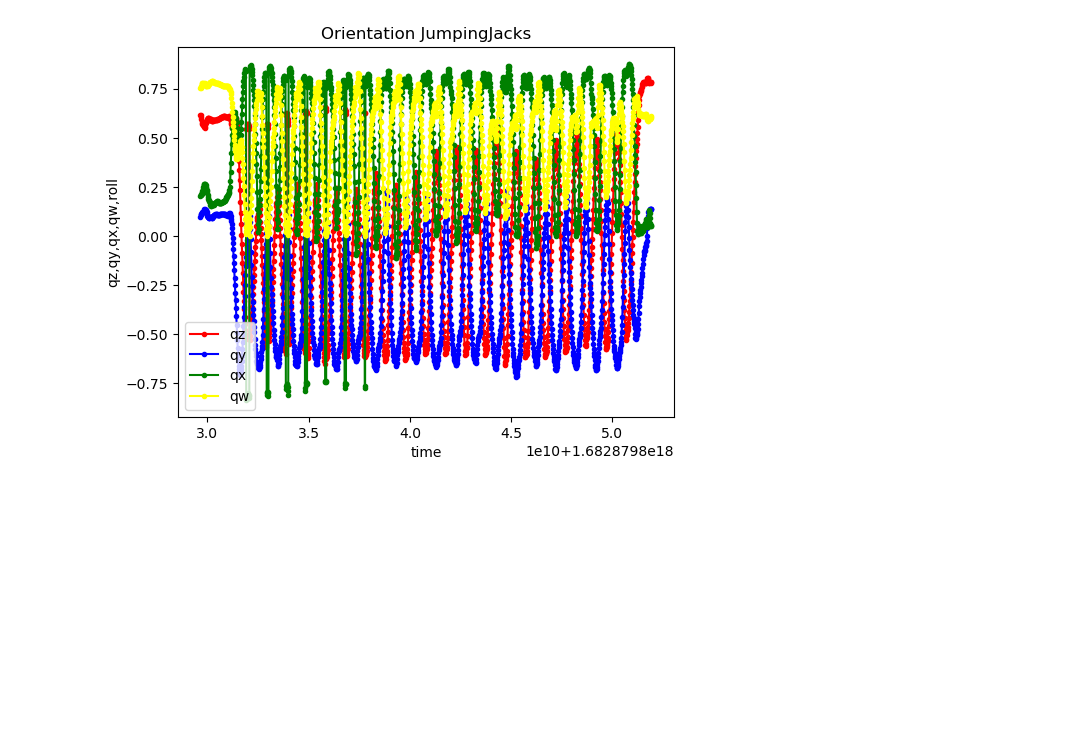
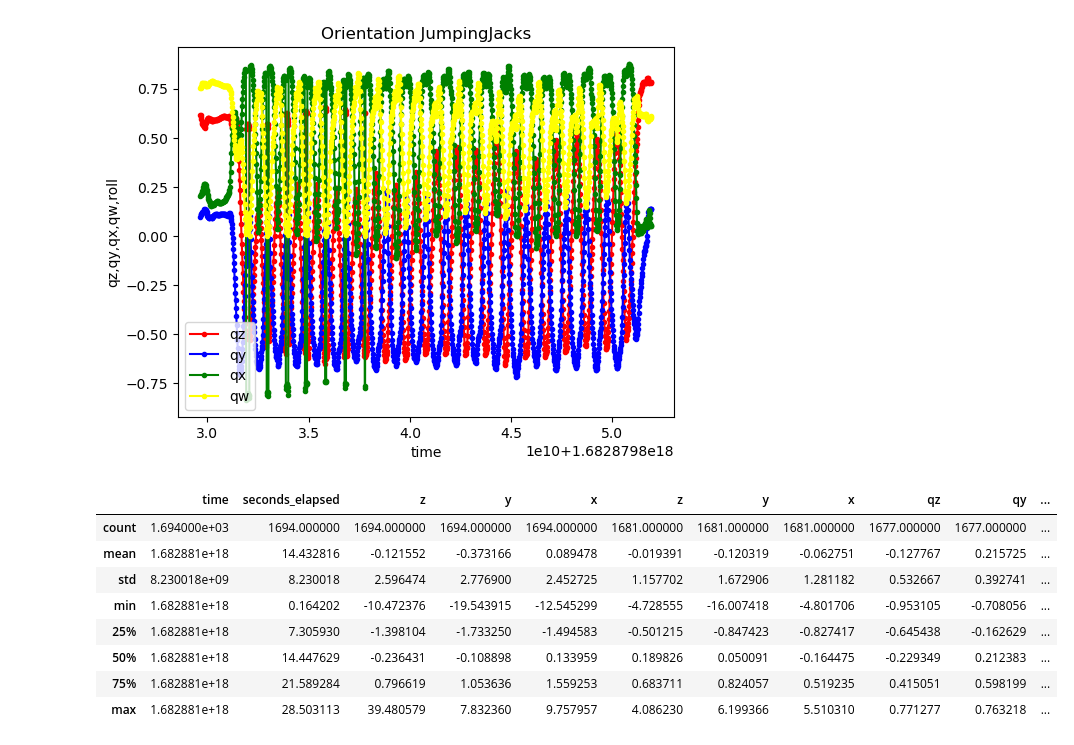
Before and after one commit to Wipfla/ML4B_App, a Jupyter notebook: ML_Marvin.ipynb, the cells around one changed output. Saved outputs shown, nothing was run; the diff lists cells and outputs as text; code cells hidden in the pictures; blank space fills up the shorter version.

```diff
--- a/ML_Marvin.ipynb
+++ b/ML_Marvin.ipynb
@@ -118,6 +118,18 @@ plotDataOri(df_JJ_Ori, 'Orientation JumpingJacks')
 df_walk_Gyr.drop(['time','seconds_elapsed'], axis=1, inplace=True)
 df_walk_Ori.drop(['time','seconds_elapsed'], axis=1, inplace=True)
 df_walk = pd.concat([df_walk_Acc, df_walk_Gyr, df_walk_Ori], axis=1)
+# %%
+df_walk.describe()
+# %% [output]
+|  | time | seconds_elapsed | z | y | x | z | y | x | qz | qy | ... |
+| count | 1.694000e+03 | 1694.000000 | 1694.000000 | 1694.000000 | 1694.000000 | 1681.000000 | 1681.000000 | 1681.000000 | 1677.000000 | 1677.000000 | ... |
+| mean | 1.682881e+18 | 14.432816 | -0.121552 | -0.373166 | 0.089478 | -0.019391 | -0.120319 | -0.062751 | -0.127767 | 0.215725 | ... |
+| std | 8.230018e+09 | 8.230018 | 2.596474 | 2.776900 | 2.452725 | 1.157702 | 1.672906 | 1.281182 | 0.532667 | 0.392741 | ... |
+| min | 1.682881e+18 | 0.164202 | -10.472376 | -19.543915 | -12.545299 | -4.728555 | -16.007418 | -4.801706 | -0.953105 | -0.708056 | ... |
+| 25% | 1.682881e+18 | 7.305930 | -1.398104 | -1.733250 | -1.494583 | -0.501215 | -0.847423 | -0.827417 | -0.645438 | -0.162629 | ... |
+| 50% | 1.682881e+18 | 14.447629 | -0.236431 | -0.108898 | 0.133959 | 0.189826 | 0.050091 | -0.164475 | -0.229349 | 0.212383 | ... |
+| 75% | 1.682881e+18 | 21.589284 | 0.796619 | 1.053636 | 1.559253 | 0.683711 | 0.824057 | 0.519235 | 0.415051 | 0.598199 | ... |
+| max | 1.682881e+18 | 28.503113 | 39.480579 | 7.832360 | 9.757957 | 4.086230 | 6.199366 | 5.510310 | 0.771277 | 0.763218 | ... |
 # %%
 #Concat DataFrames PushUps
 df_push_Gyr.drop(['time','seconds_elapsed'], axis=1, inplace=True)
```
Also changed, not shown: parts of 3 cells of this notebook, 1 other file.
